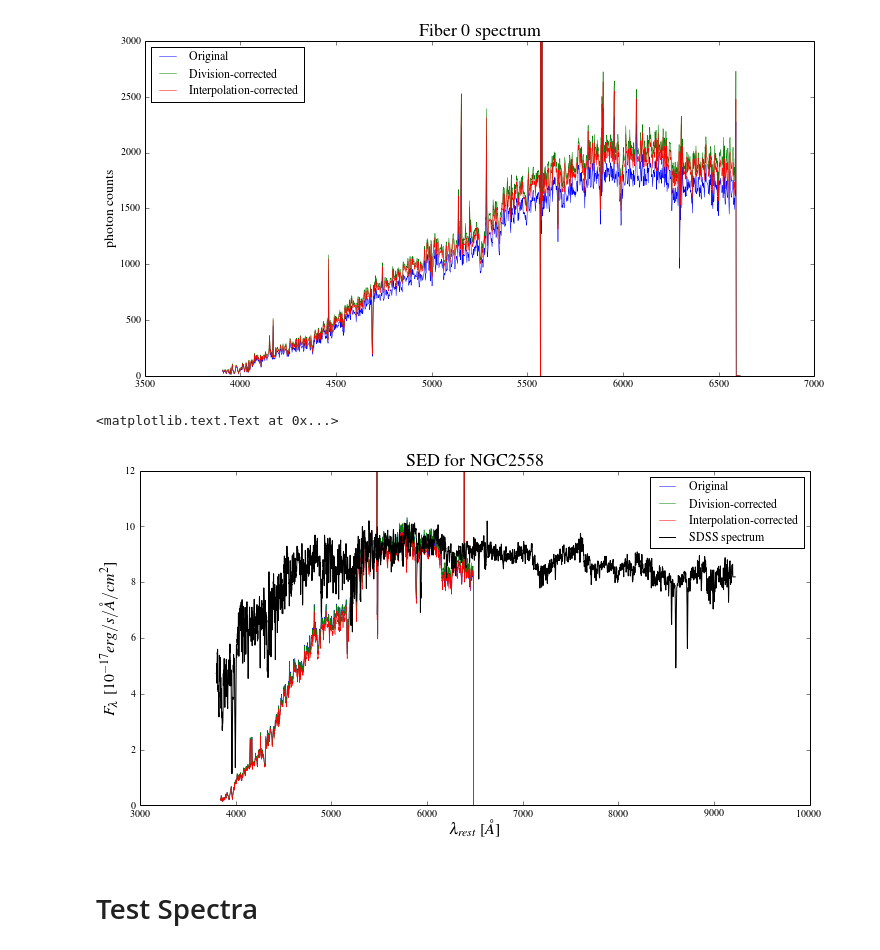
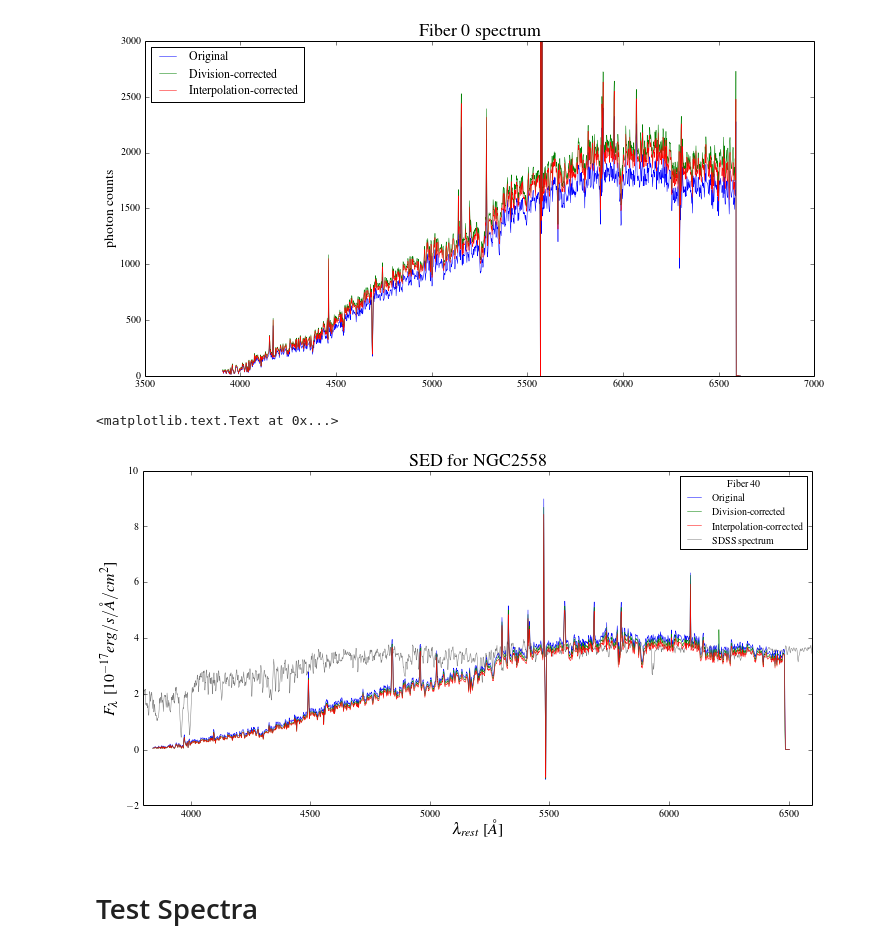
Before and after one commit to zpace/SparsePak-SFH, a Jupyter notebook: spectra_NGC2558.ipynb, the cells around one changed output. Saved outputs shown, nothing was run; the diff lists cells and outputs as text; code cells hidden in the pictures.

Commit message:
comparison to SDSS spectrum

```diff
--- a/spectra_NGC2558.ipynb
+++ b/spectra_NGC2558.ipynb
@@ -391,40 +391,40 @@ So then to get the flux per unit wavelength [erg/s/Angstrom/cm^2], you divide by
 F_l = N * (h c / ( l dl t a ) )
 '''
 
-i = 42
+i = 40
 
 h = 6.62606957e-27 #erg sec
 c = 2.99792458e18 #Angstrom/sec
 t = 1200. #sec
 a = 9.6e4 #cm^2
 dl = 1.4
 
 wavelength = np.linspace(CRVAL1, CRVAL1 + CDELT1 * NAXIS1, NAXIS1, endpoint = True )
 
 fig = plt.figure(figsize=(12,6), dpi=200)
 im=fits.open(objname + '.msobj.fits')
 ifu=im[0].data
 plt.plot(wavelength / (1 + z_sdss), 1e17 * h*c/( (wavelength) * dl * t * a ) * ifu[i], label = 'Original', linewidth = 0.5)
 
 plt.plot(wavelength / (1 + z_sdss), 1e17 * h*c/( (wavelength) * dl * t * a ) * (ifu / np.delete(np.asarray(fiberflat[0].data), skyfibers, axis = 0))[i], label = 'Division-corrected', linewidth = 0.5)
 
 plt.plot(wavelength / (1 + z_sdss), 1e17 * h*c/( (wavelength) * dl * t * a ) * (ifu * np.delete(row_mult, skyfibers, axis = 0))[i], label = 'Interpolation-corrected', linewidth = 0.5)
 
 from astroML.datasets import fetch_sdss_spectrum
 plate = 1615
 mjd = 53166
 fiber = 513
 spec = fetch_sdss_spectrum(plate, mjd, fiber)
-plt.plot(spec.wavelength(), spec.spectrum/27., '-k', label='SDSS spectrum')
+plt.plot(spec.wavelength(), spec.spectrum/(np.max(spec.spectrum)/np.percentile(1e17 * h*c/( (wavelength) * dl * t * a ) * (ifu * np.delete(row_mult, skyfibers, axis = 0))[i], 98.)), linestyle = '-', linewidth = 0.5, color = 'grey', label='SDSS spectrum', zorder = 0)
 
-plt.legend(loc = 'best')
+plt.legend(loc = 'best', title = 'Fiber ' + str(i), fontsize = 10)
 plt.ylabel('$F_{\lambda}$ [$10^{-17} erg/s/\AA/cm^2$]', size = 16)
 plt.xlabel('$\lambda_{rest}$ [$\AA$]', size = 16)
-plt.ylim([0., 12.])
+plt.xlim([3800., 6600.])
 plt.title('SED for ' + objname, size = 18)
 # %% [output]
 <matplotlib.text.Text at 0x...>
-[figure, old version]
+[figure, new version]
 # %% [markdown]
 # Test Spectra
 # %%
```
